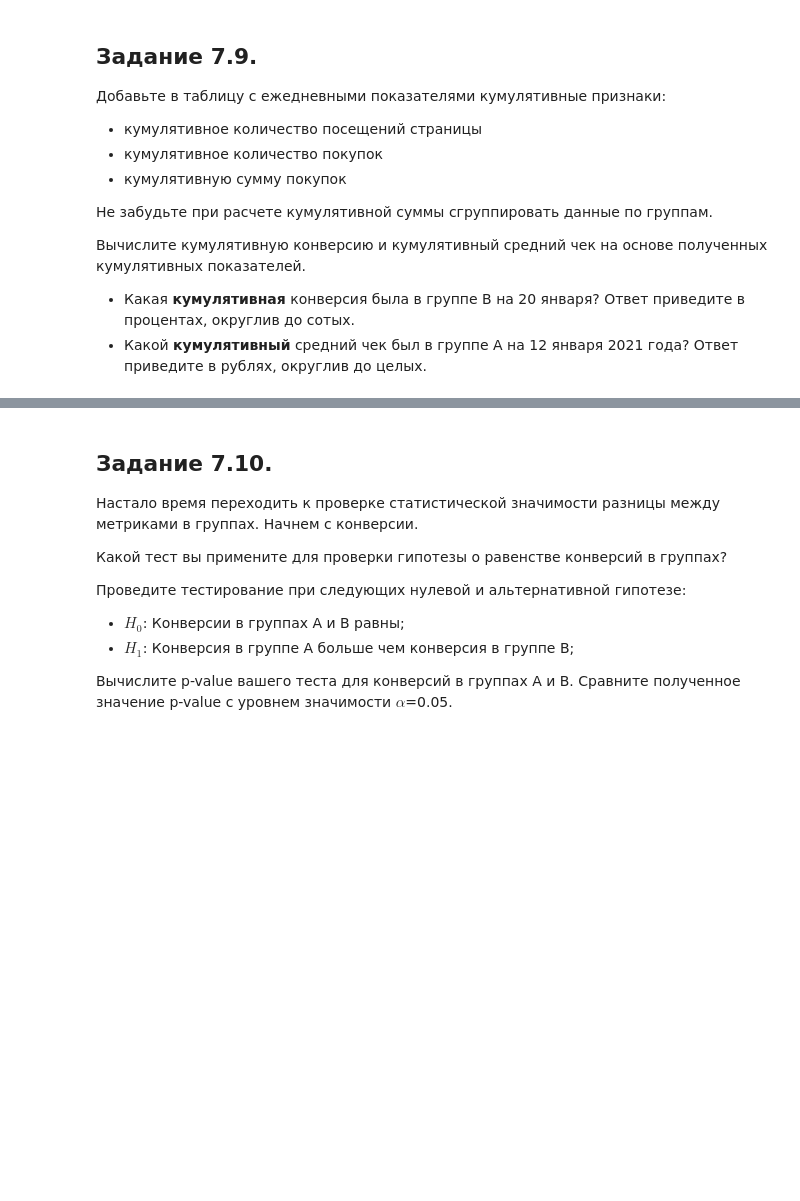
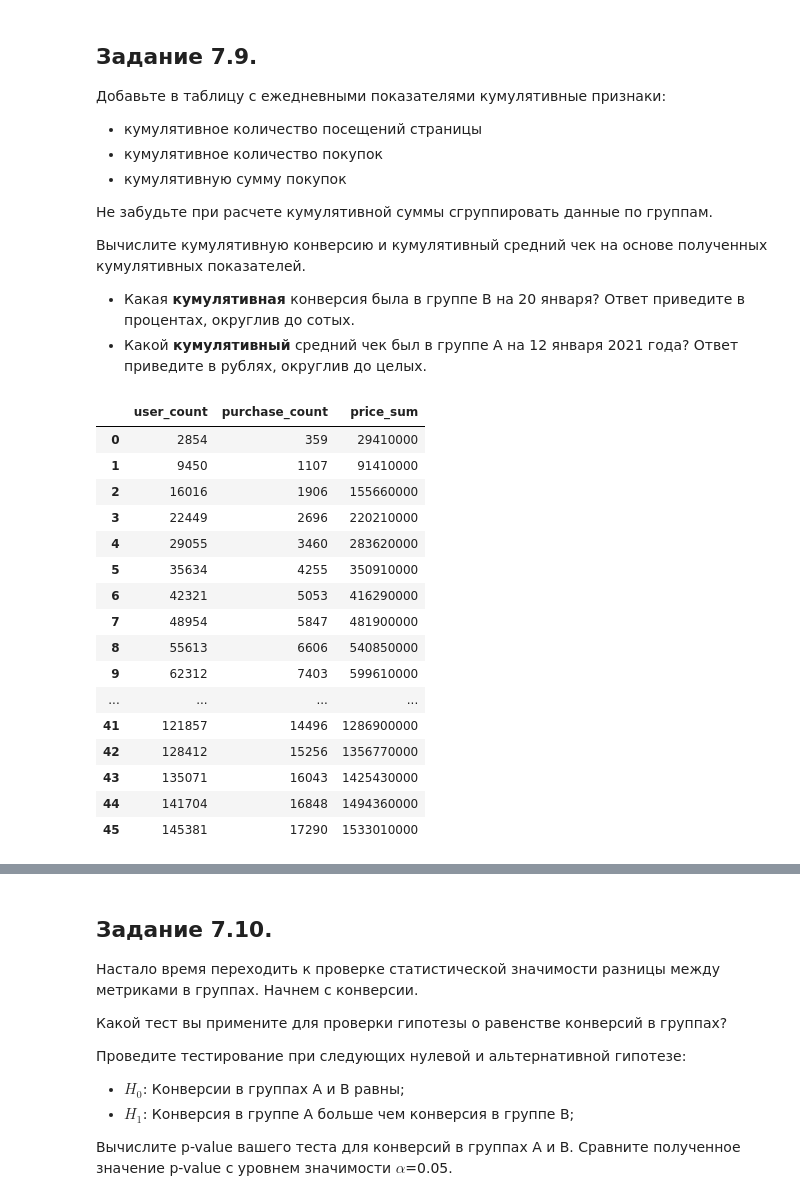
Before and after one commit to Erkobrax/DS_Edu, a Jupyter notebook: Projects/AB_task/Template_EDA_5.ipynb, the cells around one changed output, grey strips where cells are left out. Saved outputs shown, nothing was run; the diff lists cells and outputs as text; code cells hidden in the pictures; blank space fills up the shorter version.

```diff
--- a/Projects/AB_task/Template_EDA_5.ipynb
+++ b/Projects/AB_task/Template_EDA_5.ipynb
@@ -252,0 +234,20 @@ df_group_daily
+# %%
+df_group_daily.groupby(['group'])[['user_count','purchase_count','price_sum']].cumsum()
+# %% [output]
+|  | user_count | purchase_count | price_sum |
+| 0 | 2854 | 359 | 29410000 |
+| 1 | 9450 | 1107 | 91410000 |
+| 2 | 16016 | 1906 | 155660000 |
+| 3 | 22449 | 2696 | 220210000 |
+| 4 | 29055 | 3460 | 283620000 |
+| 5 | 35634 | 4255 | 350910000 |
+| 6 | 42321 | 5053 | 416290000 |
+| 7 | 48954 | 5847 | 481900000 |
+| 8 | 55613 | 6606 | 540850000 |
+| 9 | 62312 | 7403 | 599610000 |
+| ... | ... | ... | ... |
+| 41 | 121857 | 14496 | 1286900000 |
+| 42 | 128412 | 15256 | 1356770000 |
+| 43 | 135071 | 16043 | 1425430000 |
+| 44 | 141704 | 16848 | 1494360000 |
+| 45 | 145381 | 17290 | 1533010000 |
```
Also changed, not shown: parts of 30 cells of this notebook.
